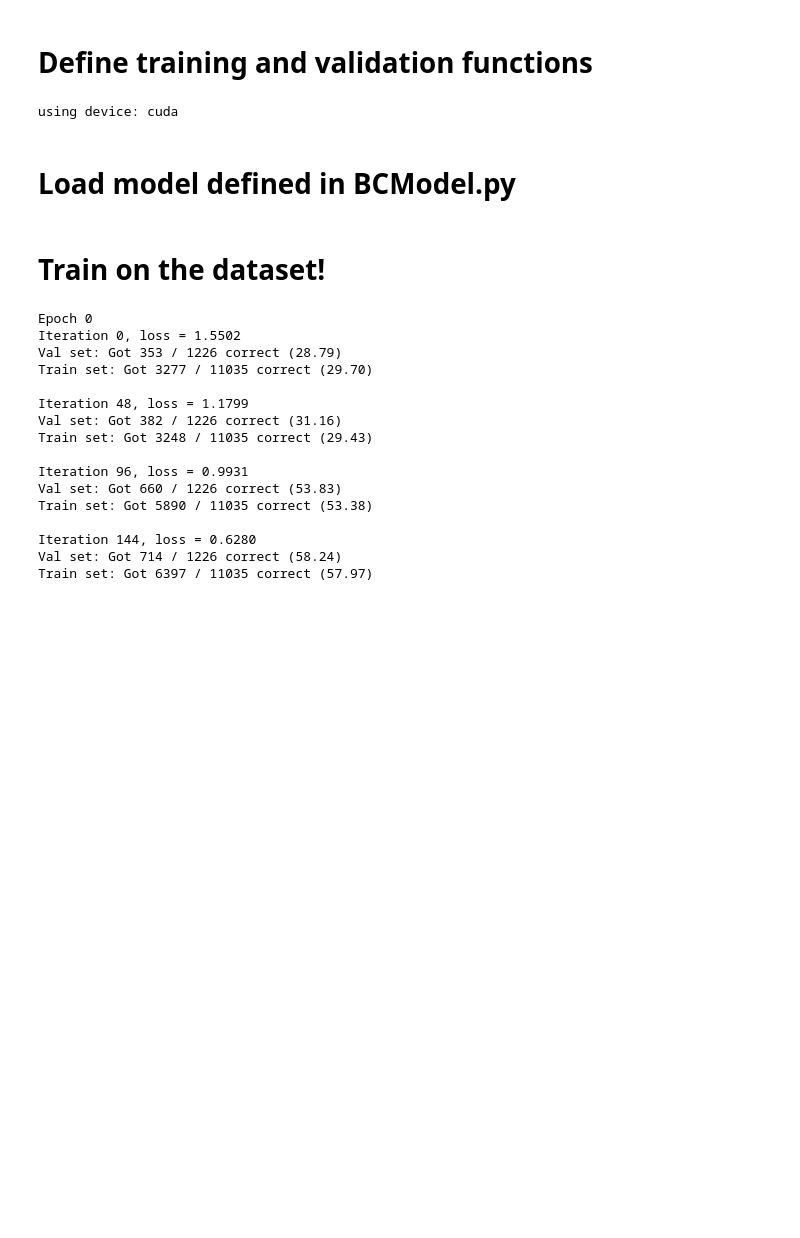
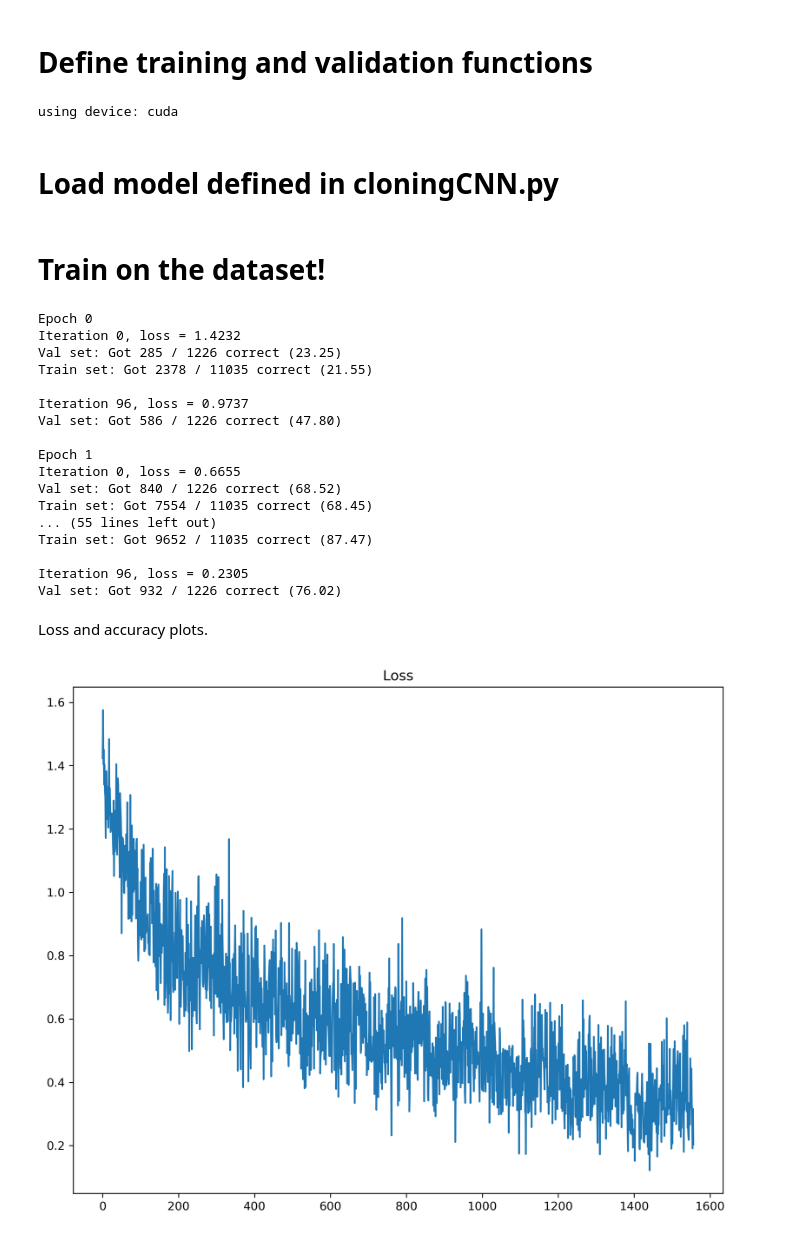
Before and after one commit to bbukaty/CoNBot, a Jupyter notebook: behavioralCloning.ipynb, the cells around one changed output. Drawn from its saved outputs; the diff is of its cells as text; code cells hidden in the pictures; blank space fills up the shorter version.

```diff
--- a/behavioralCloning.ipynb
+++ b/behavioralCloning.ipynb
@@ -171,7 +171,7 @@ def check_model_accuracy(loader, model, name):
     return acc
 # %%
 # Constant to control how frequently we check val loss
-print_every = (num_train/128)//2 + 1 #
+print_every = (num_train/64)//2 + 1 #
 
 def train_model(model, optimizer, epochs=1):
     """
@@ -232,14 +232,14 @@ def train_model(model, optimizer, epochs=1):
                     modelFile = 'models/cloningCNN_val{}_{}.pt'.format(int(val*100),timestamp)
                     torch.save(model.state_dict(), modelFile)
                     best_val = val
-#                 if t == 0:
-                train_accuracy.append(check_model_accuracy(train_loader, model, 'Train'))
-                val_accuracy.append(val)
+                if t == 0:
+                    train_accuracy.append(check_model_accuracy(train_loader, model, 'Train'))
+                    val_accuracy.append(val)
                 print()
 
     return (train_losses, train_accuracy, val_accuracy, modelFile)
 # %% [markdown]
-# Load model defined in BCModel.py
+# Load model defined in cloningCNN.py
 # %%
 from cloningCNN import CloningCNN
 from cloningCNN import MultiSequentialCNN
@@ -253,28 +253,34 @@ optimizer = optim.Adam(model.parameters(), lr=1e-3)
 # %% [markdown]
 # Train on the dataset!
 # %%
-train_losses, train_accuracy, val_accuracy, modelFile = train_model(model, optimizer, epochs=11)
+train_losses, train_accuracy, val_accuracy, modelFile = train_model(model, optimizer, epochs=9)
 # %% [output]
 Epoch 0
-Iteration 0, loss = 1.5502
-Val set: Got 353 / 1226 correct (28.79)
-Train set: Got 3277 / 11035 correct (29.70)
+Iteration 0, loss = 1.4232
+Val set: Got 285 / 1226 correct (23.25)
+Train set: Got 2378 / 11035 correct (21.55)
 
-Iteration 48, loss = 1.1799
-Val set: Got 382 / 1226 correct (31.16)
-Train set: Got 3248 / 11035 correct (29.43)
+Iteration 96, loss = 0.9737
+Val set: Got 586 / 1226 correct (47.80)
 
-Iteration 96, loss = 0.9931
-Val set: Got 660 / 1226 correct (53.83)
-Train set: Got 5890 / 11035 correct (53.38)
+Epoch 1
+Iteration 0, loss = 0.6655
+Val set: Got 840 / 1226 correct (68.52)
+Train set: Got 7554 / 11035 correct (68.45)
+... (55 lines left out)
+Train set: Got 9652 / 11035 correct (87.47)
 
-Iteration 144, loss = 0.6280
-Val set: Got 714 / 1226 correct (58.24)
-Train set: Got 6397 / 11035 correct (57.97)
+Iteration 96, loss = 0.2305
+Val set: Got 932 / 1226 correct (76.02)
+# %% [markdown]
+Loss and accuracy plots.
 # %%
-plt.figure(dpi=1200)
+plt.figure(dpi=300)
+
 plt.plot(train_losses)
 plt.title("Loss")
-plt.savefig('demos/BestResnetLoss.png')
+plt.savefig('demos/BestResnetLoss2.png')
 plt.show()
+# %% [output]
+[figure, added]
 # %%
```
Also changed, not shown: parts of 8 cells of this notebook, 7 other files.
